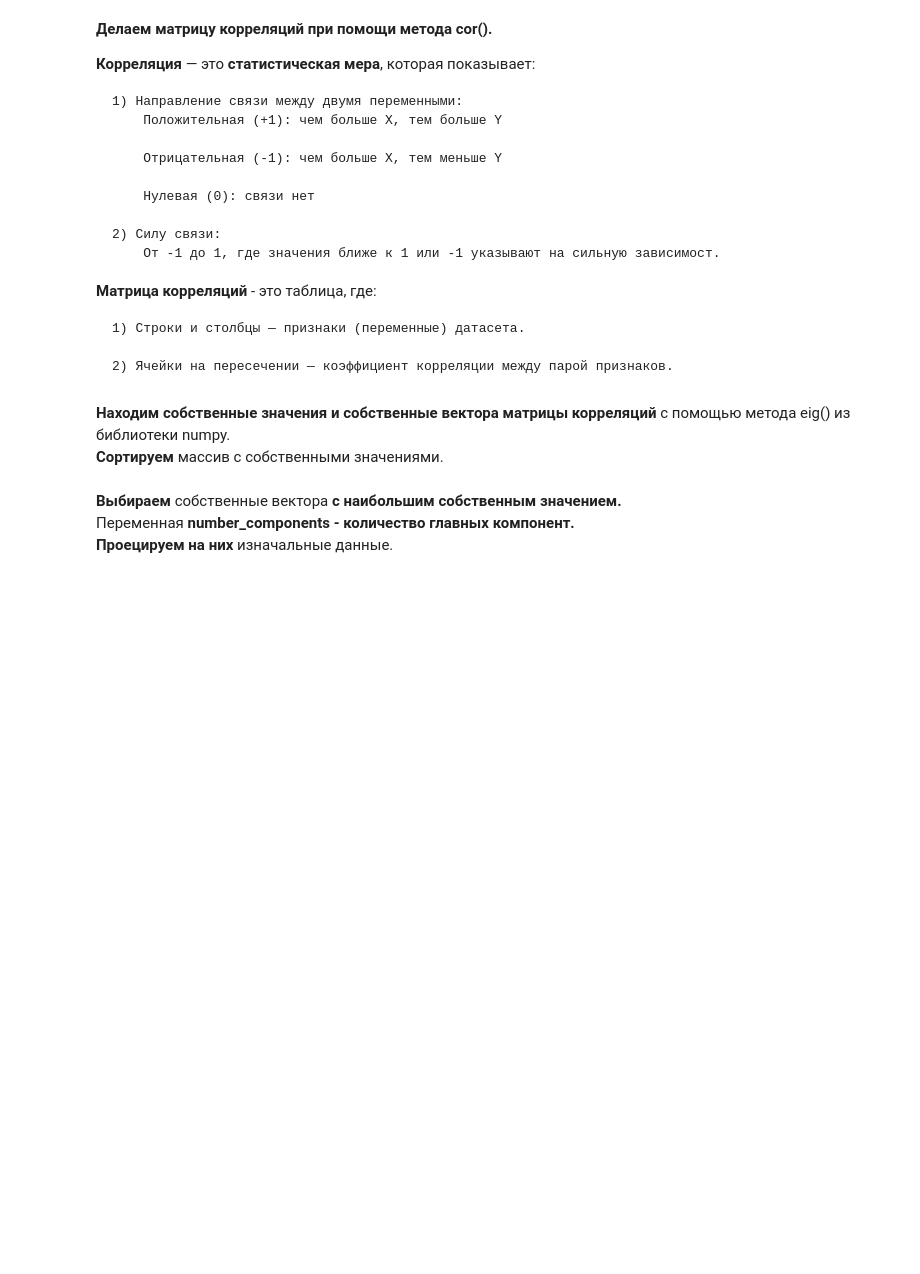
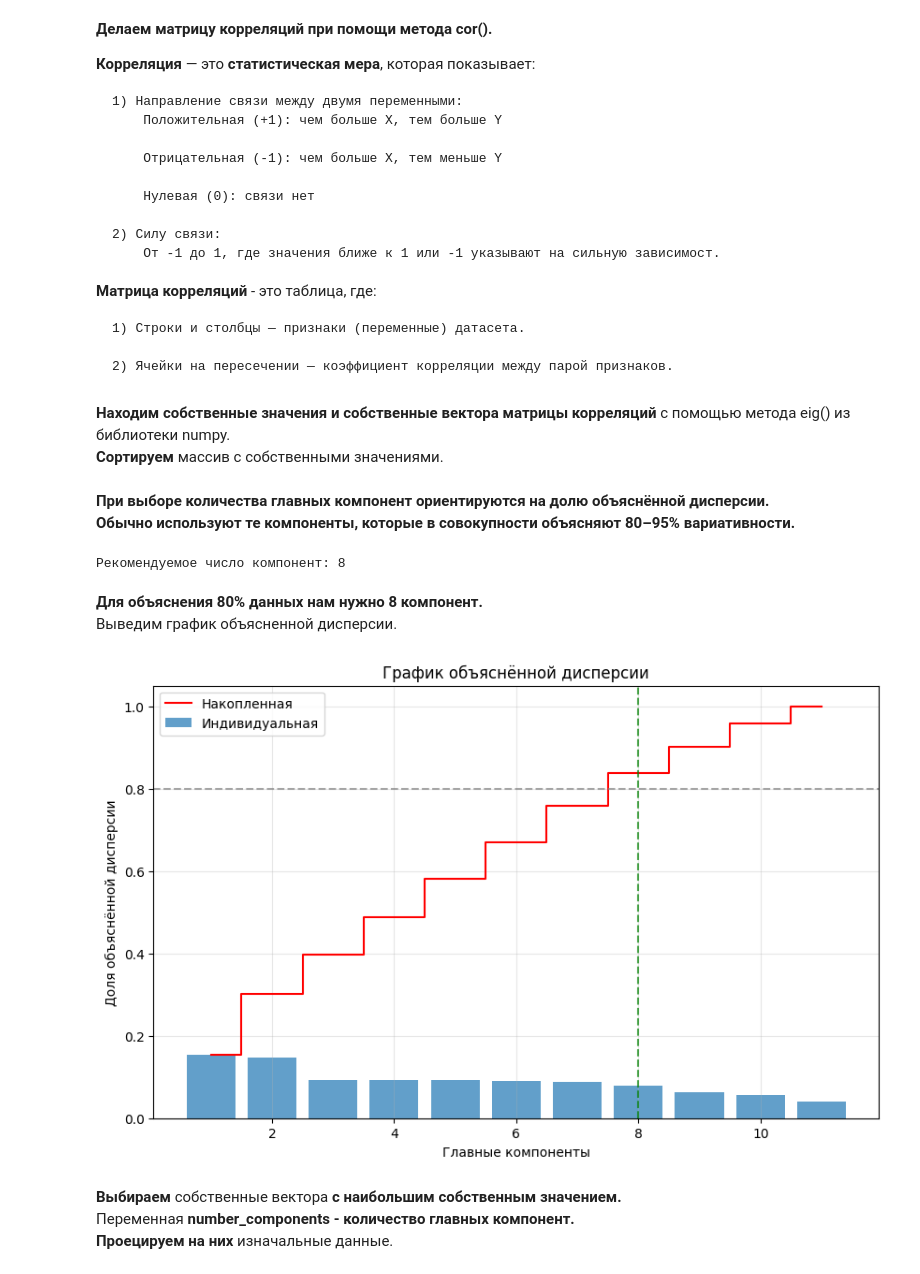
Before and after one commit to yarmukh/Course_Project_Python_in_Science-Engineering, a Jupyter notebook: my_project.ipynb, the cells around one changed output. Drawn from its saved outputs; the diff is of its cells as text; code cells hidden in the pictures; blank space fills up the shorter version.

```diff
--- a/my_project.ipynb
+++ b/my_project.ipynb
@@ -150,3 +143,50 @@ eigenvectors = eigen_vectors[:, sorted_idx]
+# %% [markdown]
+**При выборе количества главных компонент ориентируются на долю объяснённой дисперсии.
+Обычно используют те компоненты, которые в совокупности объясняют 80–95% вариативности.**
+# %%
+# Рассчитываем долю объясненной дисперсии для каждой компоненты:
+explained_variance = eigenvalues / sum(eigenvalues) # Каждое собственное значение делится на сумму всех собственных значений
+
+# Вычисляем кумулятивную (накопленную) объясненную дисперсию:
+cumulative_variance = np.cumsum(explained_variance) # Последовательно суммируем доли дисперсии компонент
+
+# Находим оптимальное число компонент, объясняющих ≥ 80% дисперсии:
+# np.argmax() возвращает первый индекс, где условие выполняется
+number_components = np.argmax(cumulative_variance >= 0.8) + 1
+print(f"Рекомендуемое число компонент: {number_components}")
+# %% [output]
+Рекомендуемое число компонент: 8
+# %% [markdown]
+**Для объяснения 80% данных нам нужно 8 компонент.**
+Выведим график объясненной дисперсии.
+# %%
+plt.figure(figsize=(10, 6))
+
+# Строим столбчатую диаграмму для индивидуальной объясненной дисперсии:
+plt.bar(range(1, len(explained_variance)+1), explained_variance, alpha=0.7, label='Индивидуальная')
+
+# Строим ступенчатую диаграмму для накопленной дисперсии:
+plt.step(range(1, len(cumulative_variance)+1),
+         cumulative_variance,
+         where='mid', # where='mid' - размещает ступени по середине интервалов
+         label='Накопленная',
+         color='red' # color='red' - цвет линии
+        )
+
+# Пороговые линии
+# Добавляем горизонтальную пунктирную линию
+plt.axhline(y=0.8, color='gray', linestyle='--', alpha=0.7)
+# Добавляем вертикальную пунктирную линию
+plt.axvline(x=k, color='green', linestyle='--', alpha=0.7)
+
+plt.title('График объяснённой дисперсии')
+plt.xlabel('Главные компоненты')
+plt.ylabel('Доля объяснённой дисперсии')
+plt.legend()
+plt.grid(alpha=0.3)
+plt.show()
+# %% [output]
+[figure, added]
 # %% [markdown]
 **Выбираем** собственные вектора **с наибольшим собственным значением.**
 Переменная **number_components - количество главных компонент.**
```
Also changed, not shown: parts of 6 cells of this notebook.
